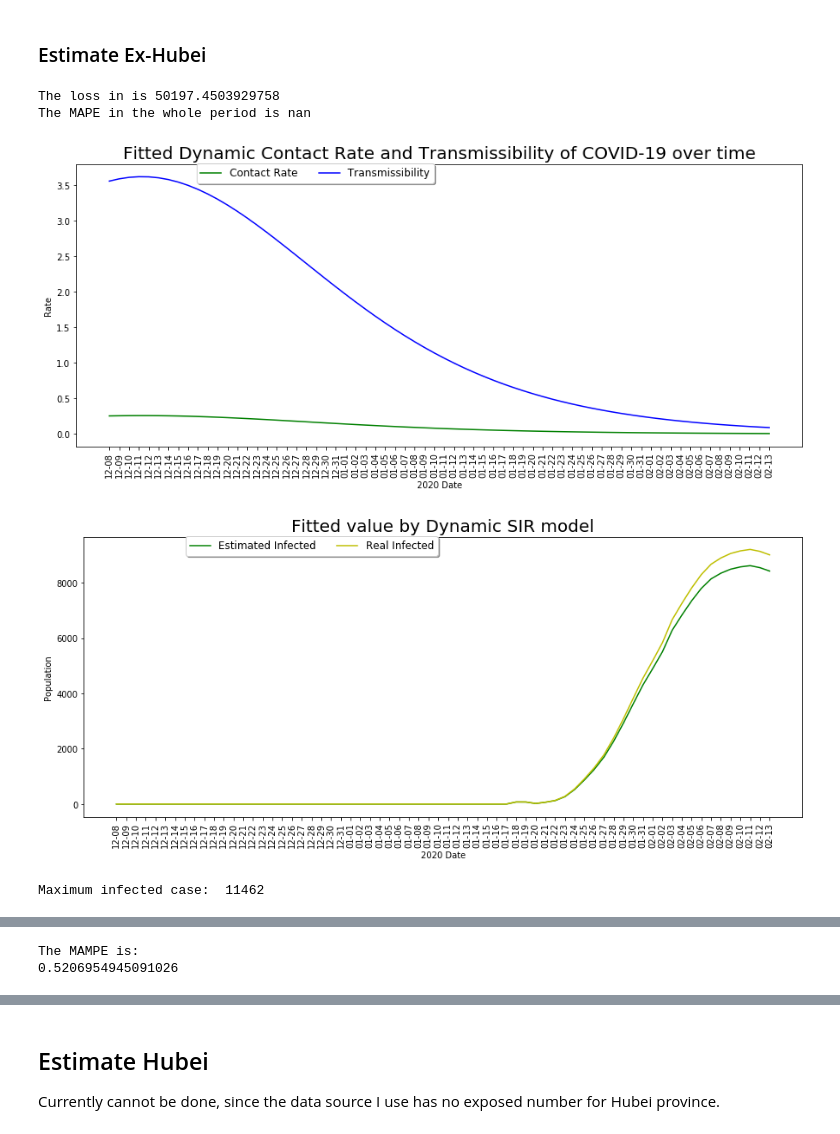
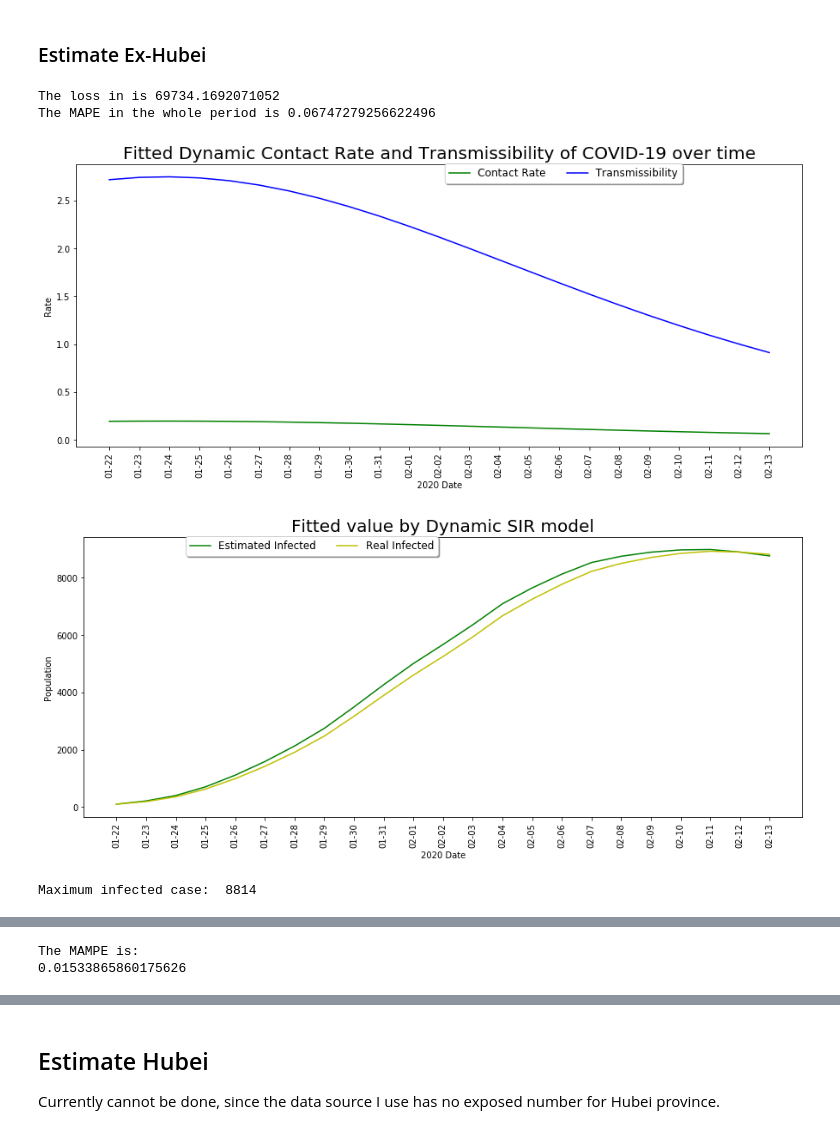
Before and after one commit to docligot/CoronaTracker-simulteModel, a Jupyter notebook: dynamic_SIR/Forecast_by_DynamicSIR.ipynb, the cells around one changed output, grey strips where cells are left out. Saved outputs shown, nothing was run; the diff lists cells and outputs as text; code cells hidden in the pictures.

Commit message:
use JHU data in SIR

```diff
--- a/dynamic_SIR/Forecast_by_DynamicSIR.ipynb
+++ b/dynamic_SIR/Forecast_by_DynamicSIR.ipynb
@@ -45,13 +57,12 @@ df = df[df['date'] != df['date'].max()] # remove todays' records (since it can b
 # %%
 ## Dataset preperation
-df['R'] = df['cured'] + df['dead']
-SIR_data = df[['date', 'Days', 'countryCode','province', 'city', 'net_confirmed','R',
-              ]].rename(columns={"net_confirmed": "I"})
+df['R'] = df['Deaths'] + df['Recovered']
+df["I"] = df['Confirmed'] - df['R'] # net confirmed case
+SIR_data = df[['date', 'Days','Country','Province','I','R']]
 #SIR_data.tail(3)
 # %%
+Sum_country = SIR_data.groupby(['Country','date','Days'])['I', 'R'].sum().reset_index()
 # China total
-
 # Use data before 2020-02-14 for train model
-China_df = SIR_data[SIR_data['date'] < datetime.datetime(2020, 2, 14)]
-China_total = get_China_total(China_df)
-China_total.tail(2)
+China_df = Sum_country[Sum_country['Country'] =='China']
+China_total = China_df[China_df['date'] < datetime.datetime(2020, 2, 14)]
@@ -83,2 +89,0 @@ estimation_df.tail(2)
-# %%
-Dynamic_SEIR1.plot_fitted_beta_R0(China_total)
@@ -108,7 +111,7 @@ Maximum infected case:  55823
 """
 Calculate MAPE test score using SEIR model result
 """
-test = get_China_total(SIR_data[SIR_data['date'] >= datetime.datetime(2020, 2, 14)])
+test = China_df[China_df['date'] >= datetime.datetime(2020, 2, 14)]
 plot_test_data_with_MAPE(test, result)
 # %% [output]
 The MAMPE is:
@@ -117,44 +120,48 @@ The MAMPE is:
 # %% [markdown]
 ### Estimate Ex-Hubei
 # %%
-NotHubei = get_China_exclude_province(China_df, "Hubei Province")
+NotHubei_df = SIR_data[SIR_data['Province'] != 'Hubei']
+NotHubei_df = NotHubei_df.groupby(['Country','date','Days'])['I', 'R'].sum().reset_index()
+# China total
+# Use data before 2020-02-14 for train model
+NotHubei_df = NotHubei_df[NotHubei_df['Country'] =='China']
+NotHubei = NotHubei_df[NotHubei_df['date'] < datetime.datetime(2020, 2, 14)]
+
 
 Dynamic_SEIR2 = Train_Dynamic_SIR(epoch = 10000, data = NotHubei,
                  population = China_population-Hubei_population, rateIR=1/14)
 
 estimation_df = Dynamic_SEIR2.train()
 est_beta = Dynamic_SEIR2.rateSI
 est_alpha = Dynamic_SEIR2.alpha
 est_b = Dynamic_SEIR1.b
 est_c = Dynamic_SEIR1.c
 population = Dynamic_SEIR2.numIndividuals
 
 # Draw fitted result
-Dynamic_SEIR2.plot_fitted_beta_R0(NotHubei)
 Dynamic_SEIR2.plot_fitted_result(NotHubei)
 
 ## use the last observation as the initial point in the new SEIR model
 I0 = list(NotHubei['I'])[-1]
 R0 = list(NotHubei['R'])[-1]
 S0 = population - I0 - R0
 
 sir_new2 = dynamic_SIR(eons=50, Susceptible=S0,
                     Infected=I0, Resistant=R0, rateIR=1/14,
                     alpha = est_alpha, c = est_c, b = est_b)
 
 result2= sir_new2.run(death_rate = 0.02) # assume death rate is 2%
-sir_new2.plot_noSuscep('Dynamic SIR for China Ex-Hubei', 'population', 'Date', starting_point = China_total['date'].max())
+sir_new2.plot_noSuscep('Dynamic SIR for China Ex-Hubei', 'population', 'Date', starting_point = NotHubei['date'].max())
 
 """
 Calculate MAPE test score using SEIR model result
 """
-China_df_test = SIR_data[SIR_data['date'] >= datetime.datetime(2020, 2, 14)]
-test = get_China_exclude_province(China_df_test, "Hubei Province")
+test = NotHubei_df[NotHubei_df['date'] >= datetime.datetime(2020, 2, 14)]
 
 plot_test_data_with_MAPE(test, result2)
 # %% [output]
-The loss in is 50197.4503929758
-The MAPE in the whole period is nan
+The loss in is 69734.1692071052
+The MAPE in the whole period is 0.06747279256622496
-[figure, old version]
+[figure, new version]
-[figure, old version]
+[figure, new version]
-Maximum infected case:  11462
+Maximum infected case:  8814
@@ -162,2 +169,2 @@ Maximum infected case:  11462
 The MAMPE is:
-0.5206954945091026
+0.01533865860175626
```
Also changed, not shown: parts of 14 cells of this notebook, 2 other files.
